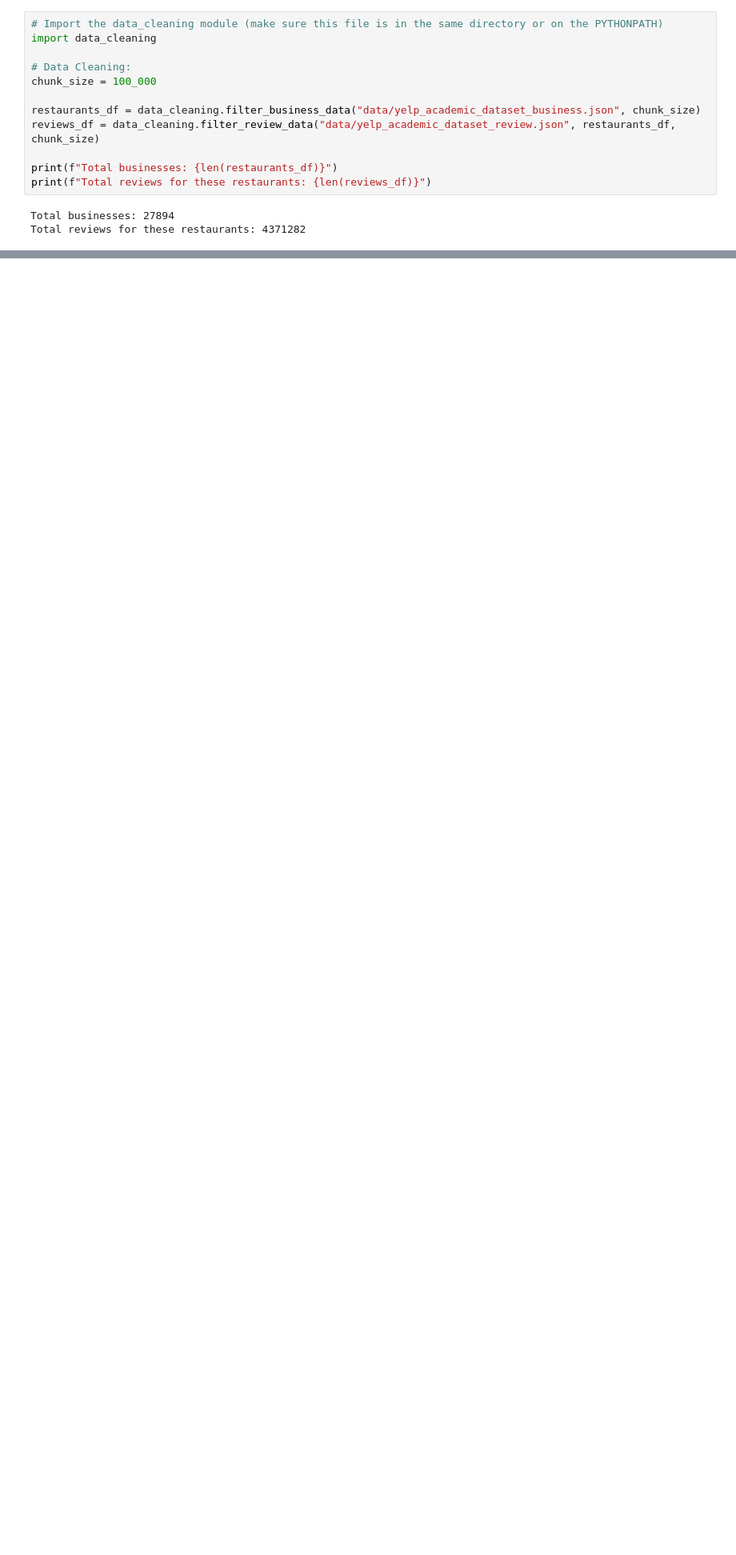
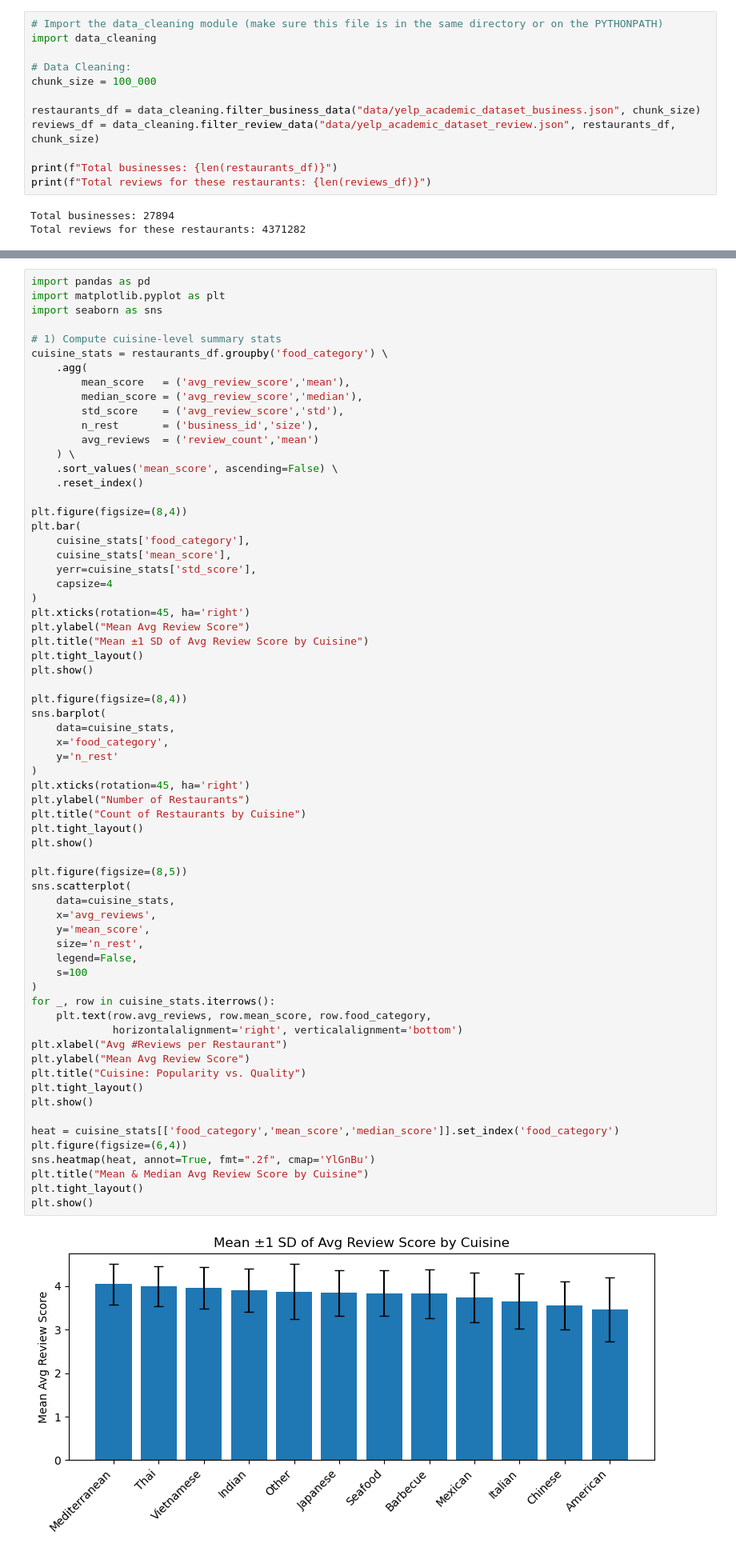
Before and after one commit to uic-cs418/group-project-better-late-than-never, a Jupyter notebook: scoring_update.ipynb, the cells around one changed output, grey strips where cells are left out. Shown: that part at 80% size. Drawn from its saved outputs; the diff is of its cells as text; blank space fills up the shorter version.

Commit message:
cuisine scores

```diff
--- a/scoring_update.ipynb
+++ b/scoring_update.ipynb
@@ -152,0 +200,68 @@ Z-test: positive-review rate for two busiest restaurants
+# %%
+import pandas as pd
+import matplotlib.pyplot as plt
+import seaborn as sns
+
+# 1) Compute cuisine‐level summary stats
+cuisine_stats = restaurants_df.groupby('food_category') \
+    .agg(
+        mean_score   = ('avg_review_score','mean'),
+        median_score = ('avg_review_score','median'),
+        std_score    = ('avg_review_score','std'),
+        n_rest       = ('business_id','size'),
+        avg_reviews  = ('review_count','mean')
+    ) \
+    .sort_values('mean_score', ascending=False) \
+    .reset_index()
+
+plt.figure(figsize=(8,4))
+plt.bar(
+    cuisine_stats['food_category'],
+    cuisine_stats['mean_score'],
+    yerr=cuisine_stats['std_score'],
+    capsize=4
+)
+plt.xticks(rotation=45, ha='right')
+plt.ylabel("Mean Avg Review Score")
+plt.title("Mean ±1 SD of Avg Review Score by Cuisine")
+plt.tight_layout()
+plt.show()
+
+plt.figure(figsize=(8,4))
+sns.barplot(
+    data=cuisine_stats,
+    x='food_category',
+    y='n_rest'
+)
+plt.xticks(rotation=45, ha='right')
+plt.ylabel("Number of Restaurants")
+plt.title("Count of Restaurants by Cuisine")
+plt.tight_layout()
+plt.show()
+
+plt.figure(figsize=(8,5))
+sns.scatterplot(
+    data=cuisine_stats,
+    x='avg_reviews',
+    y='mean_score',
+    size='n_rest',
+    legend=False,
+    s=100
+)
+for _, row in cuisine_stats.iterrows():
+    plt.text(row.avg_reviews, row.mean_score, row.food_category,
+             horizontalalignment='right', verticalalignment='bottom')
+plt.xlabel("Avg #Reviews per Restaurant")
+plt.ylabel("Mean Avg Review Score")
+plt.title("Cuisine: Popularity vs. Quality")
+plt.tight_layout()
+plt.show()
+
+heat = cuisine_stats[['food_category','mean_score','median_score']].set_index('food_category')
+plt.figure(figsize=(6,4))
+sns.heatmap(heat, annot=True, fmt=".2f", cmap='YlGnBu')
+plt.title("Mean & Median Avg Review Score by Cuisine")
+plt.tight_layout()
+plt.show()
+# %% [output]
+[figure, added]
```
Also changed, not shown: parts of 6 cells of this notebook.
